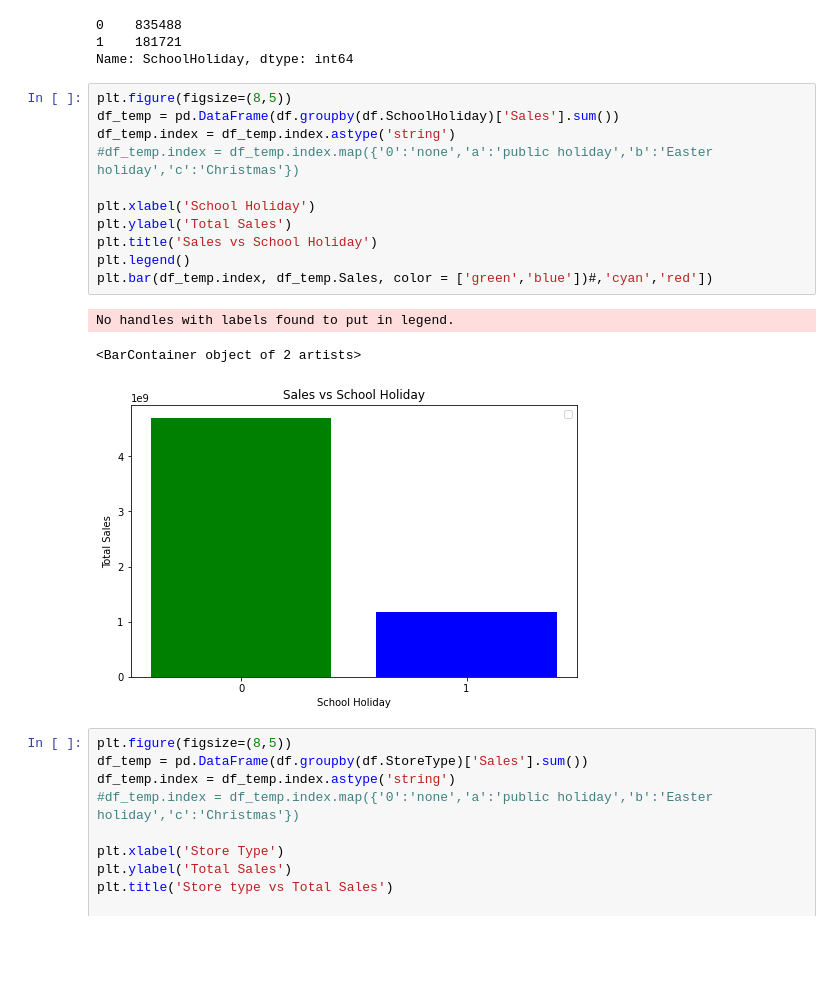
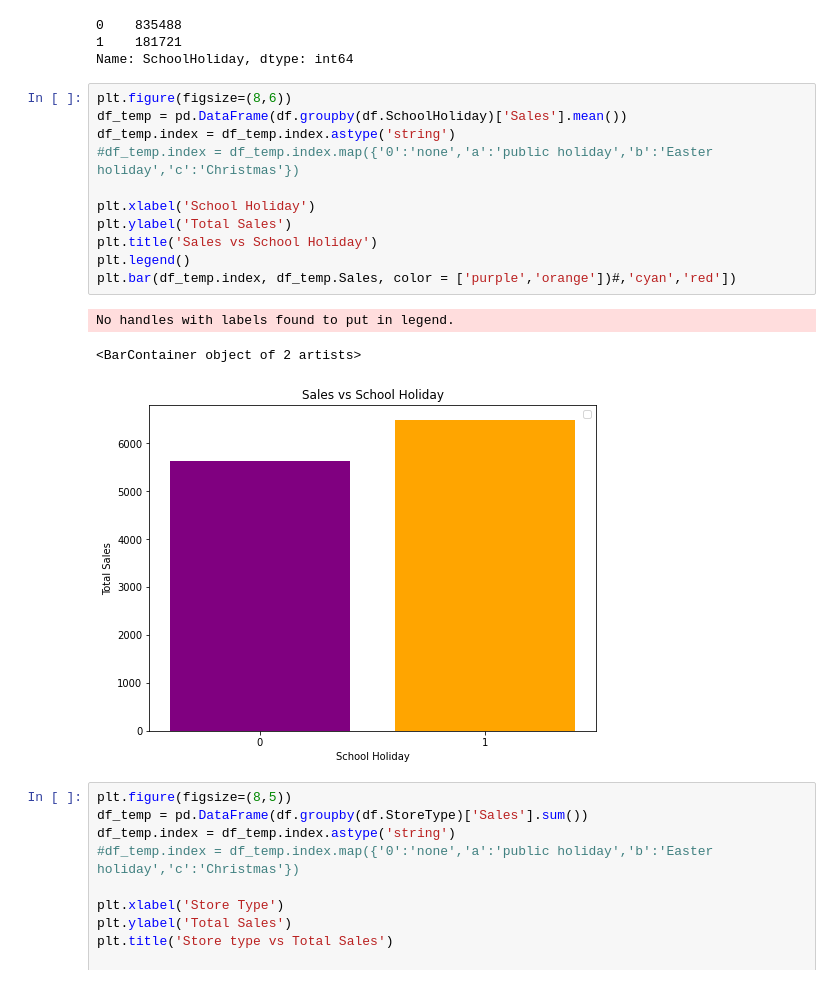
Before and after one commit to Shyamsundarkanaka/Rossmann-Sales-Prediction, a Jupyter notebook: Rossmann_Sales_Prediction_Capstone_Project.ipynb, the cells around one changed output. Drawn from its saved outputs; the diff is of its cells as text; blank space fills up the shorter version.

```diff
--- a/Rossmann_Sales_Prediction_Capstone_Project.ipynb
+++ b/Rossmann_Sales_Prediction_Capstone_Project.ipynb
@@ -669,20 +714,20 @@ df.SchoolHoliday.value_counts()
 1    181721
 Name: SchoolHoliday, dtype: int64
 # %%
-plt.figure(figsize=(8,5))
-df_temp = pd.DataFrame(df.groupby(df.SchoolHoliday)['Sales'].sum())
+plt.figure(figsize=(8,6))
+df_temp = pd.DataFrame(df.groupby(df.SchoolHoliday)['Sales'].mean())
 df_temp.index = df_temp.index.astype('string')
 #df_temp.index = df_temp.index.map({'0':'none','a':'public holiday','b':'Easter holiday','c':'Christmas'})
 
 plt.xlabel('School Holiday')
 plt.ylabel('Total Sales')
 plt.title('Sales vs School Holiday')
 plt.legend()
-plt.bar(df_temp.index, df_temp.Sales, color = ['green','blue'])#,'cyan','red'])
+plt.bar(df_temp.index, df_temp.Sales, color = ['purple','orange'])#,'cyan','red'])
 # %% [output]
 No handles with labels found to put in legend.
 <BarContainer object of 2 artists>
-[figure, old version]
+[figure, new version]
 # %%
 plt.figure(figsize=(8,5))
 df_temp = pd.DataFrame(df.groupby(df.StoreType)['Sales'].sum())
```
Also changed, not shown: parts of 86 cells of this notebook.
